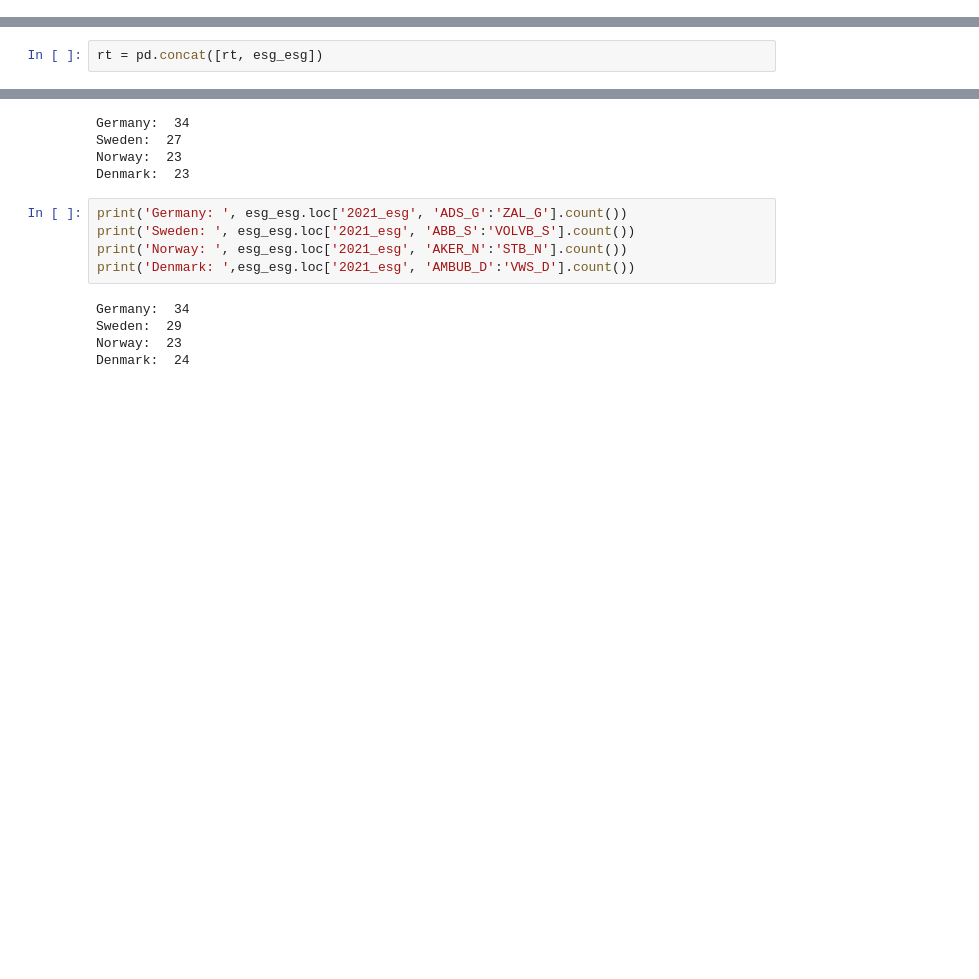
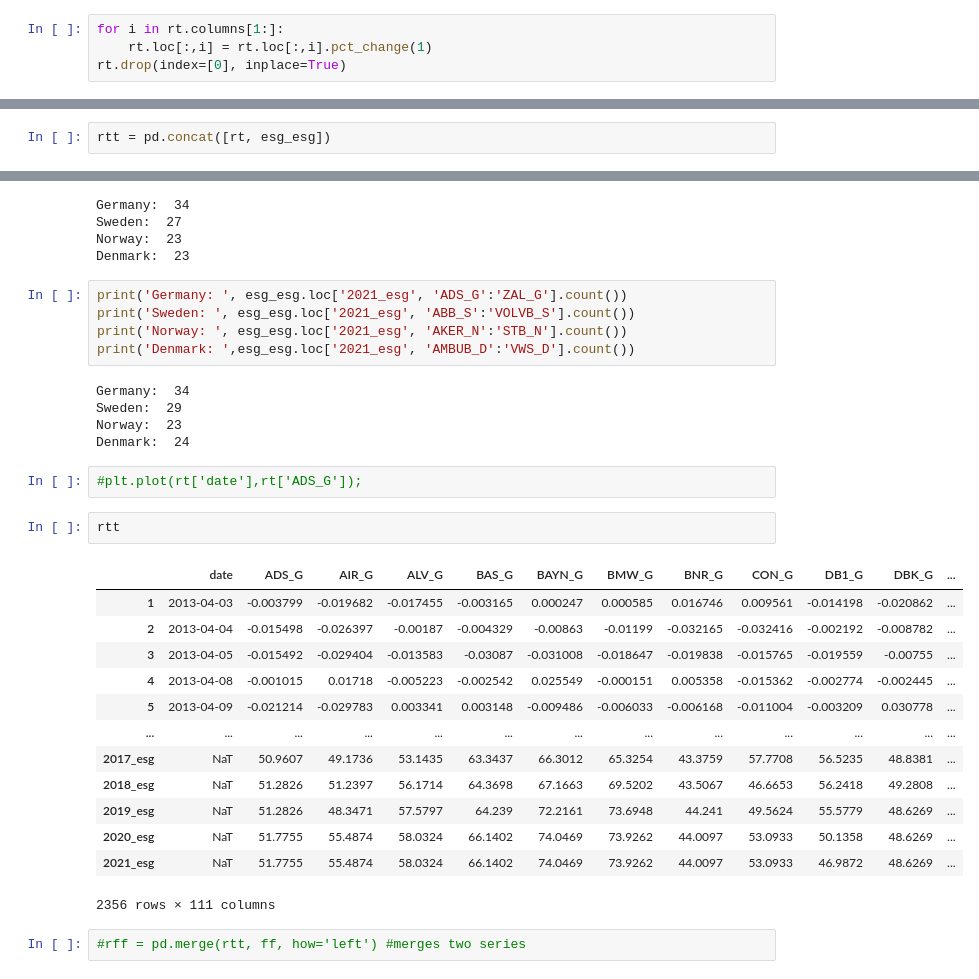
Before and after one commit to KamilPan/PS, a Jupyter notebook: ACF /ACF.ipynb, the cells around one changed output, grey strips where cells are left out. Cells and saved outputs as stored; diff of their text form; blank space fills up the shorter version.

```diff
--- a/ACF /ACF.ipynb
+++ b/ACF /ACF.ipynb
@@ -244,3 +226,7 @@ esg.head(20)
 # %%
 esg_esg = esg.loc[:,'ADS_G_ESG':'VWS_D_ESG']
 esg_esg.columns = esg_esg.columns.str.replace('_ESG', '')
+# %%
+for i in rt.columns[1:]:
+    rt.loc[:,i] = rt.loc[:,i].pct_change(1)
+rt.drop(index=[0], inplace=True)
@@ -250,4 +262,4 @@ for i in esg_esg.index:
     nyind.append(str(i)+ '_esg')
 esg_esg.index = nyind
 # %%
-rt = pd.concat([rt, esg_esg])
+rtt = pd.concat([rt, esg_esg])
@@ -324,3 +312,23 @@ Germany:  34
 Sweden:  29
 Norway:  23
 Denmark:  24
+# %%
+#plt.plot(rt['date'],rt['ADS_G']);
+# %%
+rtt
+# %% [output]
+|  | date | ADS_G | AIR_G | ALV_G | BAS_G | BAYN_G | BMW_G | BNR_G | CON_G | DB1_G | DBK_G | ... |
+| 1 | 2013-04-03 | -0.003799 | -0.019682 | -0.017455 | -0.003165 | 0.000247 | 0.000585 | 0.016746 | 0.009561 | -0.014198 | -0.020862 | ... |
+| 2 | 2013-04-04 | -0.015498 | -0.026397 | -0.00187 | -0.004329 | -0.00863 | -0.01199 | -0.032165 | -0.032416 | -0.002192 | -0.008782 | ... |
+| 3 | 2013-04-05 | -0.015492 | -0.029404 | -0.013583 | -0.03087 | -0.031008 | -0.018647 | -0.019838 | -0.015765 | -0.019559 | -0.00755 | ... |
+| 4 | 2013-04-08 | -0.001015 | 0.01718 | -0.005223 | -0.002542 | 0.025549 | -0.000151 | 0.005358 | -0.015362 | -0.002774 | -0.002445 | ... |
+| 5 | 2013-04-09 | -0.021214 | -0.029783 | 0.003341 | 0.003148 | -0.009486 | -0.006033 | -0.006168 | -0.011004 | -0.003209 | 0.030778 | ... |
+| ... | ... | ... | ... | ... | ... | ... | ... | ... | ... | ... | ... | ... |
+| 2017_esg | NaT | 50.9607 | 49.1736 | 53.1435 | 63.3437 | 66.3012 | 65.3254 | 43.3759 | 57.7708 | 56.5235 | 48.8381 | ... |
+| 2018_esg | NaT | 51.2826 | 51.2397 | 56.1714 | 64.3698 | 67.1663 | 69.5202 | 43.5067 | 46.6653 | 56.2418 | 49.2808 | ... |
+| 2019_esg | NaT | 51.2826 | 48.3471 | 57.5797 | 64.239 | 72.2161 | 73.6948 | 44.241 | 49.5624 | 55.5779 | 48.6269 | ... |
+| 2020_esg | NaT | 51.7755 | 55.4874 | 58.0324 | 66.1402 | 74.0469 | 73.9262 | 44.0097 | 53.0933 | 50.1358 | 48.6269 | ... |
+| 2021_esg | NaT | 51.7755 | 55.4874 | 58.0324 | 66.1402 | 74.0469 | 73.9262 | 44.0097 | 53.0933 | 46.9872 | 48.6269 | ... |
+2356 rows × 111 columns
+# %%
+#rff = pd.merge(rtt, ff, how='left') #merges two series
```
Also changed, not shown: parts of 8 cells of this notebook.
